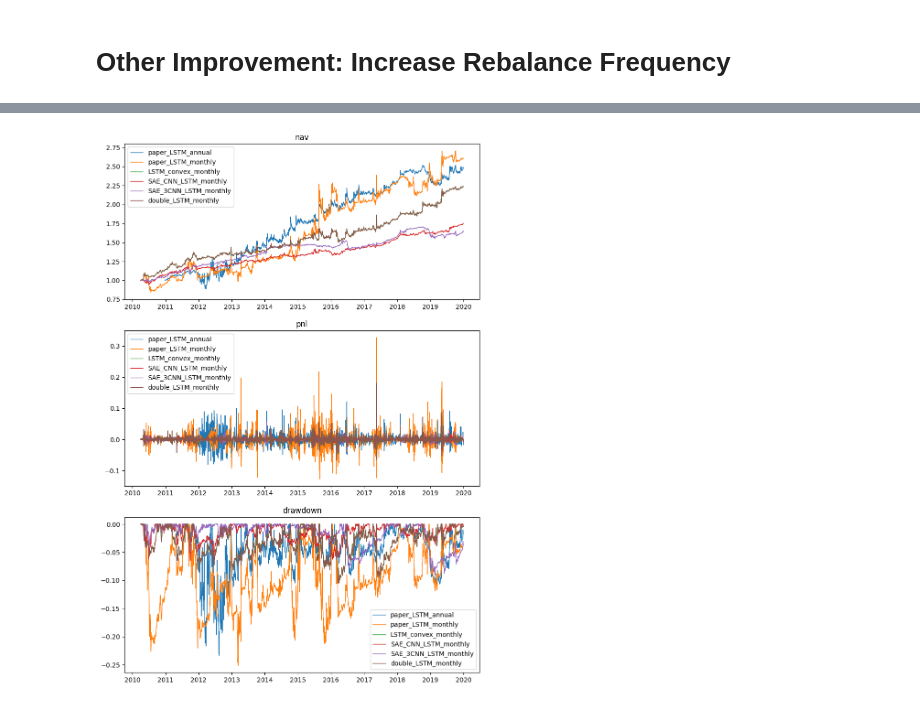
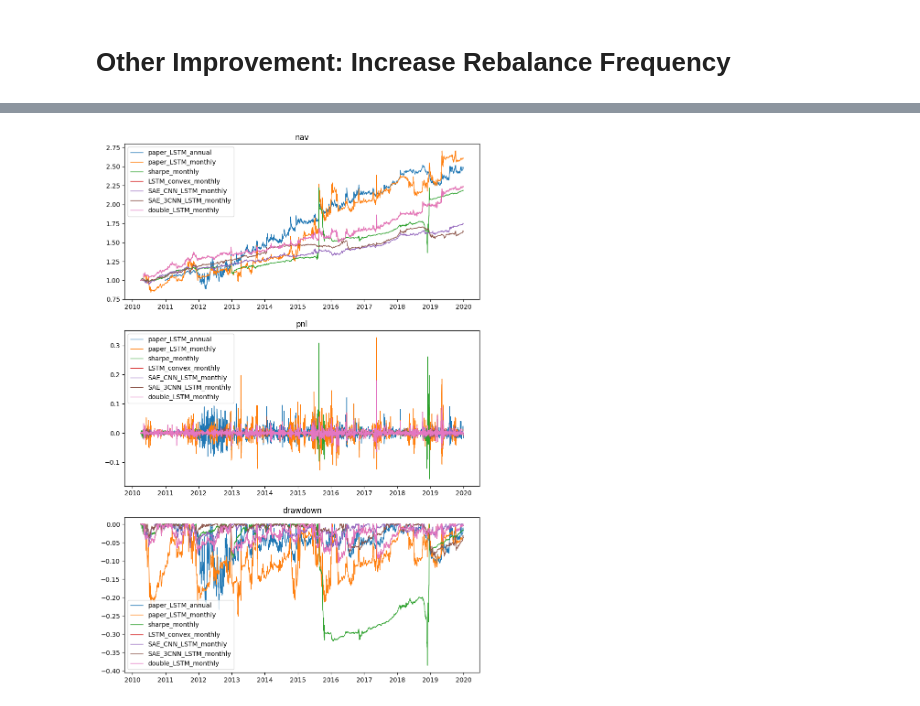
Before and after one commit to Xuanfu-lab/portfolio_optimization, a Jupyter notebook: main.ipynb, the cells around one changed output, grey strips where cells are left out. Saved outputs shown, nothing was run; the diff lists cells and outputs as text; code cells hidden in the pictures.

```diff
--- a/main.ipynb
+++ b/main.ipynb
@@ -326,4 +328,6 @@ Wall time: 7.6 s
 # %% [markdown]
 # Other Improvement: Increase Rebalance Frequency
 # %%
-weight_sharpe_monthly = portfolio_paper.optimize("sharpe",)
+weight_sharpe_monthly = portfolio_paper.optimize("sharpe",
+                                                 rebalance_frequency = 21
+                                                )
@@ -462,6 +468,7 @@ Wall time: 6min 50s
 display_backtest_results(
     [weight_LSTM,
      weight_LSTM_monthly,
+     weight_sharpe_monthly,
      weight_LSTM_convex_monthly,
      weight_SAE_CNN_LSTM_monthly,
      weight_SAE_3CNN_LSTM_monthly,
@@ -469,6 +476,7 @@ display_backtest_results(
     ],
     ["paper_LSTM_annual",
      "paper_LSTM_monthly",
+     "sharpe_monthly",
      "LSTM_convex_monthly",
      "SAE_CNN_LSTM_monthly",
      "SAE_3CNN_LSTM_monthly",
@@ -490 +498 @@ display_backtest_results(
-[figure, old version]
+[figure, new version]
```
Also changed, not shown: parts of 16 cells of this notebook, 1 other file.
